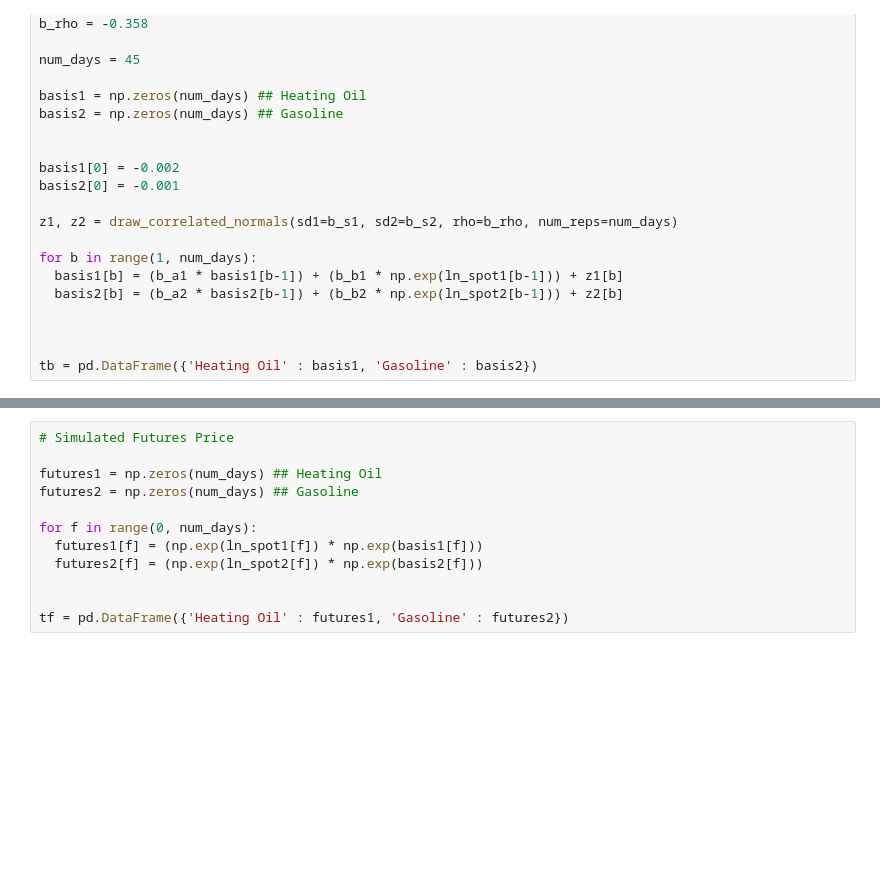
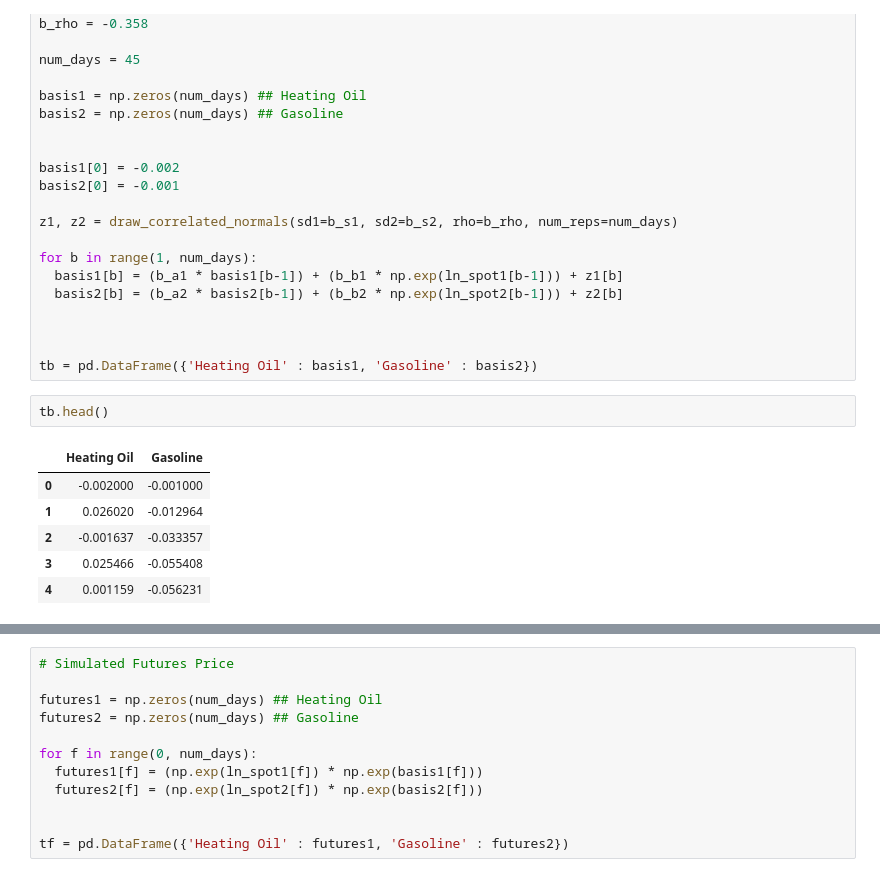
Before and after one commit to LoganHaviland/Computational_Methods_for_FinTech, a Jupyter notebook: midterm.ipynb, the cells around one changed output, grey strips where cells are left out. Saved outputs shown, nothing was run; the diff lists cells and outputs as text; blank space fills up the shorter version.

```diff
--- a/midterm.ipynb
+++ b/midterm.ipynb
@@ -608,6 +606,15 @@ for b in range(1, num_days):
 
 
 tb = pd.DataFrame({'Heating Oil' : basis1, 'Gasoline' : basis2})
+# %%
+tb.head()
+# %% [output]
+|  | Heating Oil | Gasoline |
+| 0 | -0.002000 | -0.001000 |
+| 1 | 0.026020 | -0.012964 |
+| 2 | -0.001637 | -0.033357 |
+| 3 | 0.025466 | -0.055408 |
+| 4 | 0.001159 | -0.056231 |
 # %%
 tb.plot(grid=True)
 # %% [output]
```
Also changed, not shown: parts of 15 cells of this notebook.
